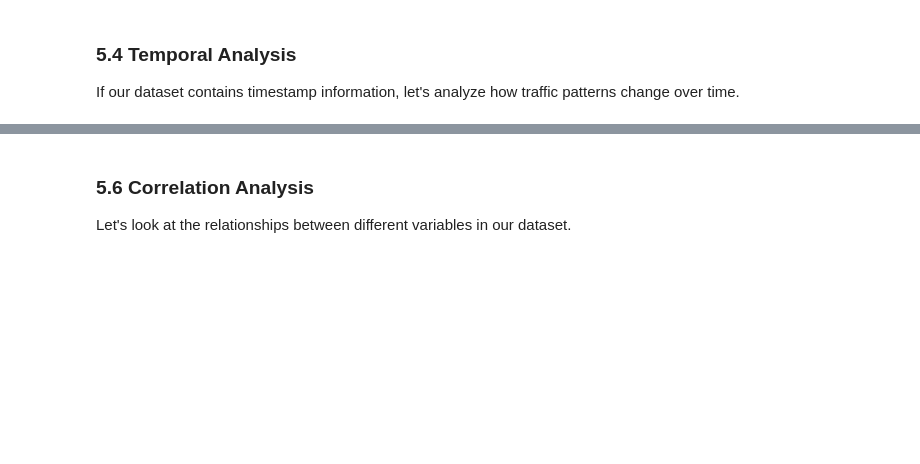
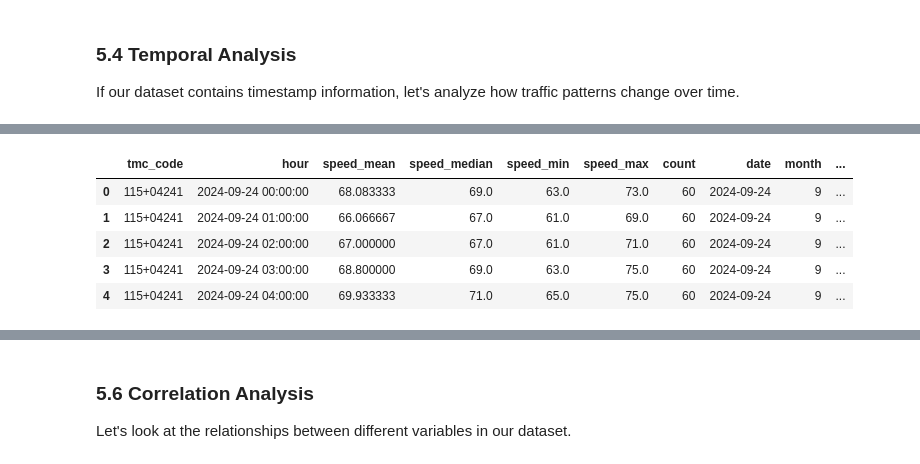
Before and after one commit to kdona/fall-2025-traffic-prediction, a Jupyter notebook: notebooks/eda.ipynb, the cells around one changed output, grey strips where cells are left out. Cells and saved outputs as stored; diff of their text form; code cells hidden in the pictures; blank space fills up the shorter version.

```diff
--- a/notebooks/eda.ipynb
+++ b/notebooks/eda.ipynb
@@ -553,0 +619,73 @@ If our dataset contains geographic coordinates, let's visualize the traffic data
+# %%
+# import pandas as pd
+# import numpy as np
+# import matplotlib.pyplot as plt
+# import seaborn as sns
+# from datetime import datetime, timedelta
+# import calendar
+# import glob
+# import os
+
+# Get all chunk files
+all_chunk_files = sorted(glob.glob(str(chunks_dir / "*.csv")))
+print(f"Found {len(all_chunk_files)} chunk files")
+
+# Create a function to read and process each chunk file
+def process_chunk_file(file_path):
+    # Read the chunk file
+    chunk_df = pd.read_csv(file_path)
+
+    # Convert timestamp to datetime
+    chunk_df['measurement_tstamp'] = pd.to_datetime(chunk_df['measurement_tstamp'])
+
+    # Extract necessary columns (tmc_code, time, speed)
+    chunk_df = chunk_df[['tmc_code', 'measurement_tstamp', 'speed']]
+
+    # Round timestamp to the nearest hour for aggregation
+    chunk_df['hour'] = chunk_df['measurement_tstamp'].dt.floor('h')
+
+    # Aggregate data by tmc_code and hour
+    agg_df = chunk_df.groupby(['tmc_code', 'hour']).agg(
+        speed_mean=('speed', 'mean'),
+        speed_median=('speed', 'median'),
+        speed_min=('speed', 'min'),
+        speed_max=('speed', 'max'),
+        count=('speed', 'count')
+    ).reset_index()
+
+    return agg_df
+
+# Process all chunk files and combine into a single dataframe
+print("Processing chunk files and aggregating data...")
+df_chunks = []
+
+# Use simple progress tracking instead of tqdm
+total_files = len(all_chunk_files)
+for i, file_path in enumerate(all_chunk_files):
+    if (i + 1) % 5 == 0 or i == 0 or i == total_files - 1:  # Report progress every 5 files
+        print(f"Processing file {i+1}/{total_files} ({(i+1)/total_files*100:.1f}%)")
+    df_chunks.append(process_chunk_file(file_path))
+
+# Combine all processed chunks
+df_1y = pd.concat(df_chunks, ignore_index=True)
+
+# If there are duplicate entries for tmc_code and hour, aggregate again
+df_1y = df_1y.groupby(['tmc_code', 'hour']).agg(
+    speed_mean=('speed_mean', 'mean'),
+    speed_median=('speed_median', 'mean'),
+    speed_min=('speed_min', 'min'),
+    speed_max=('speed_max', 'max'),
+    count=('count', 'sum')
+).reset_index()
+
+# Extract additional time features for analysis
+df_1y['date'] = df_1y['hour'].dt.date
+df_1y['month'] = df_1y['hour'].dt.month
+df_1y['month_name'] = df_1y['hour'].dt.month_name()
+df_1y['day'] = df_1y['hour'].dt.day
+df_1y['day_of_week'] = df_1y['hour'].dt.day_name()
+df_1y['hour_of_day'] = df_1y['hour'].dt.hour
+
+print(f"Created aggregated dataframe with {len(df_1y)} rows")
+df_1y.head()
+# %% [output]
@@ -553,0 +711,6 @@ If our dataset contains geographic coordinates, let's visualize the traffic data
+|  | tmc_code | hour | speed_mean | speed_median | speed_min | speed_max | count | date | month | ... |
+| 0 | 115+04241 | 2024-09-24 00:00:00 | 68.083333 | 69.0 | 63.0 | 73.0 | 60 | 2024-09-24 | 9 | ... |
+| 1 | 115+04241 | 2024-09-24 01:00:00 | 66.066667 | 67.0 | 61.0 | 69.0 | 60 | 2024-09-24 | 9 | ... |
+| 2 | 115+04241 | 2024-09-24 02:00:00 | 67.000000 | 67.0 | 61.0 | 71.0 | 60 | 2024-09-24 | 9 | ... |
+| 3 | 115+04241 | 2024-09-24 03:00:00 | 68.800000 | 69.0 | 63.0 | 75.0 | 60 | 2024-09-24 | 9 | ... |
+| 4 | 115+04241 | 2024-09-24 04:00:00 | 69.933333 | 71.0 | 65.0 | 75.0 | 60 | 2024-09-24 | 9 | ... |
```
Also changed, not shown: parts of 13 cells of this notebook, 2 other files.
